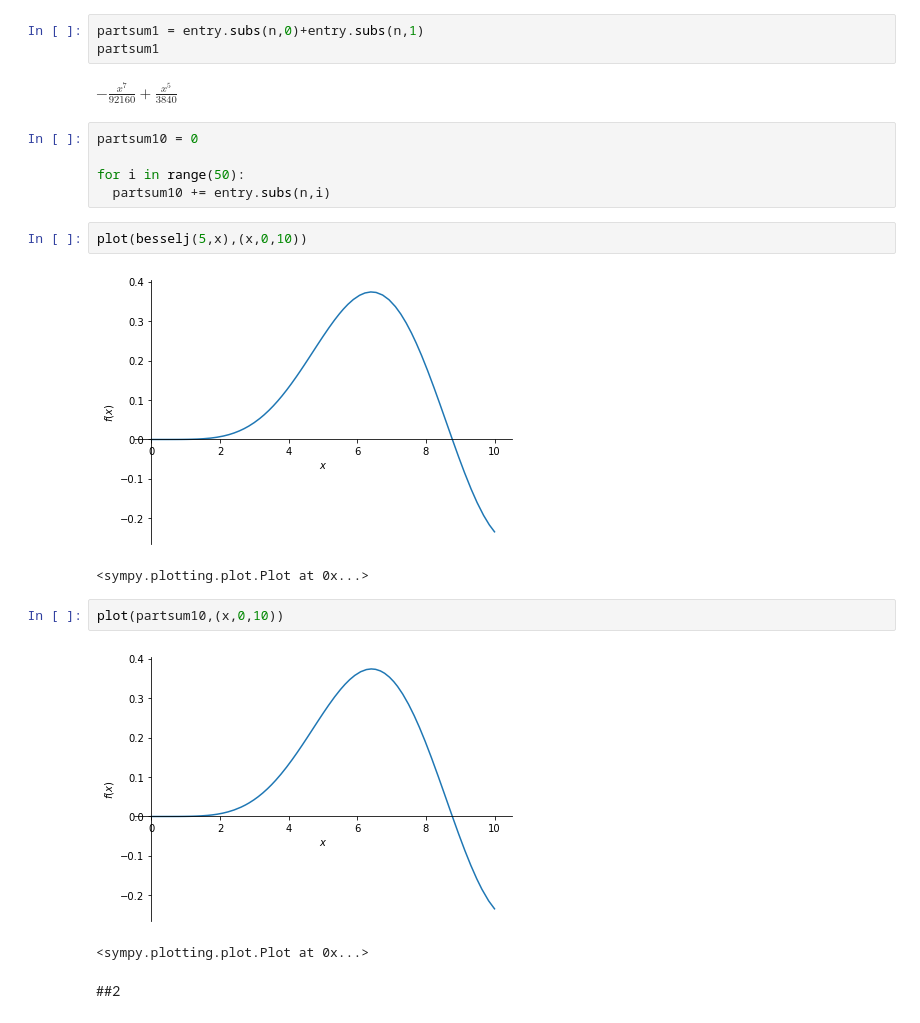
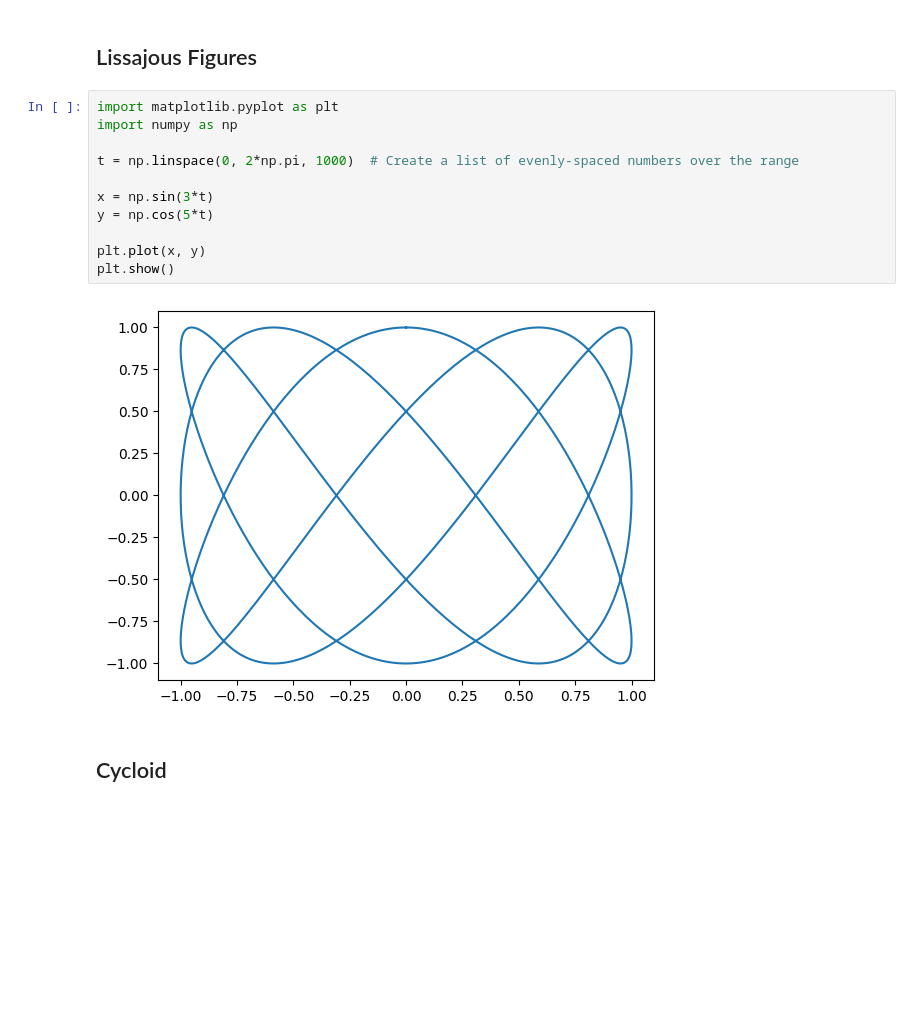
Before and after one commit to nurfnick/Calculus_2, a Jupyter notebook: Python/ParametricCurves.ipynb, the cells around one changed output. Drawn from its saved outputs; the diff is of its cells as text; blank space fills up the shorter version.

```diff
--- a/Python/ParametricCurves.ipynb
+++ b/Python/ParametricCurves.ipynb
@@ -18,22 +3,17 @@ $\displaystyle \frac{\left(-1\right)^{n} 2^{- 2 n - 5} x^{2 n + 5}}{n! \left(n +
-# %%
-partsum1 = entry.subs(n,0)+entry.subs(n,1)
-partsum1
-# %% [output]
-$\displaystyle - \frac{x^{7}}{92160} + \frac{x^{5}}{3840}$
-# %%
-partsum10 = 0
-
-for i in range(50):
-  partsum10 += entry.subs(n,i)
-# %%
-plot(besselj(5,x),(x,0,10))
-# %% [output]
-[figure, removed]
-<sympy.plotting.plot.Plot at 0x...>
-# %%
-plot(partsum10,(x,0,10))
-# %% [output]
-[figure, removed]
-<sympy.plotting.plot.Plot at 0x...>
+# %% [markdown]
+## Lissajous Figures
+# %%
+import matplotlib.pyplot as plt
+import numpy as np
+
+t = np.linspace(0, 2*np.pi, 1000)  # Create a list of evenly-spaced numbers over the range
+
+x = np.sin(3*t)
+y = np.cos(5*t)
+
+plt.plot(x, y)
+plt.show()
+# %% [output]
+[figure, added]
 # %% [markdown]
-##2
+## Cycloid
```
Also changed, not shown: parts of 12 cells of this notebook.
